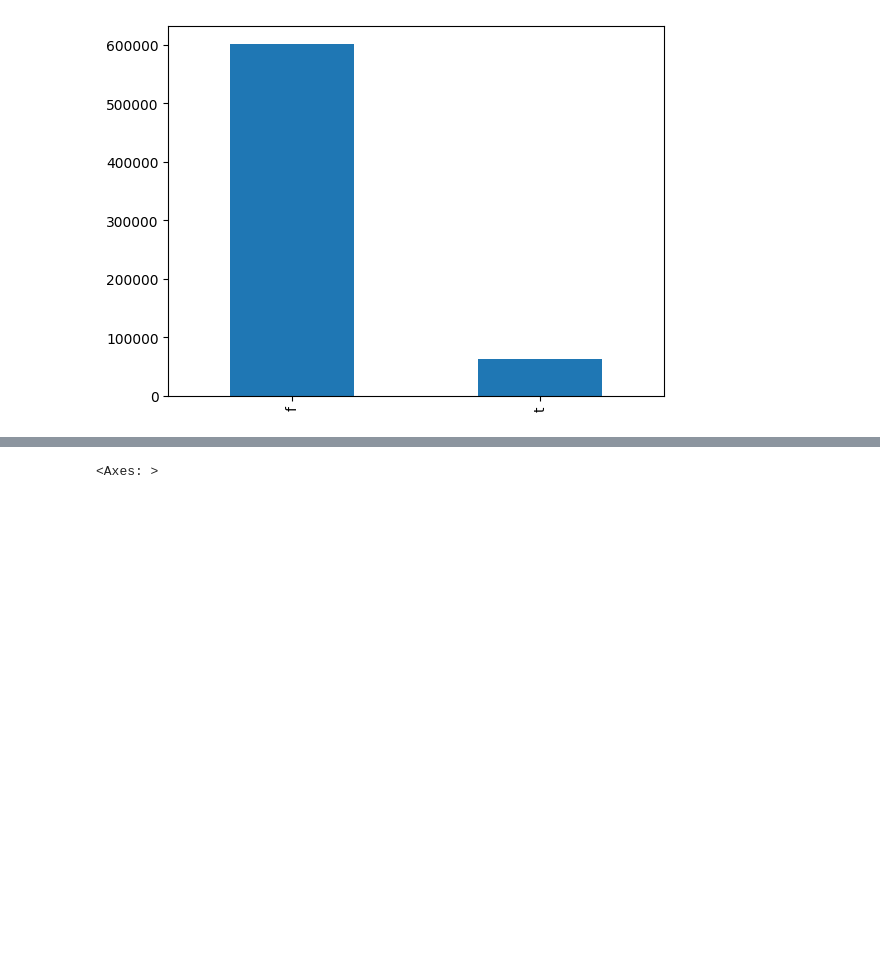
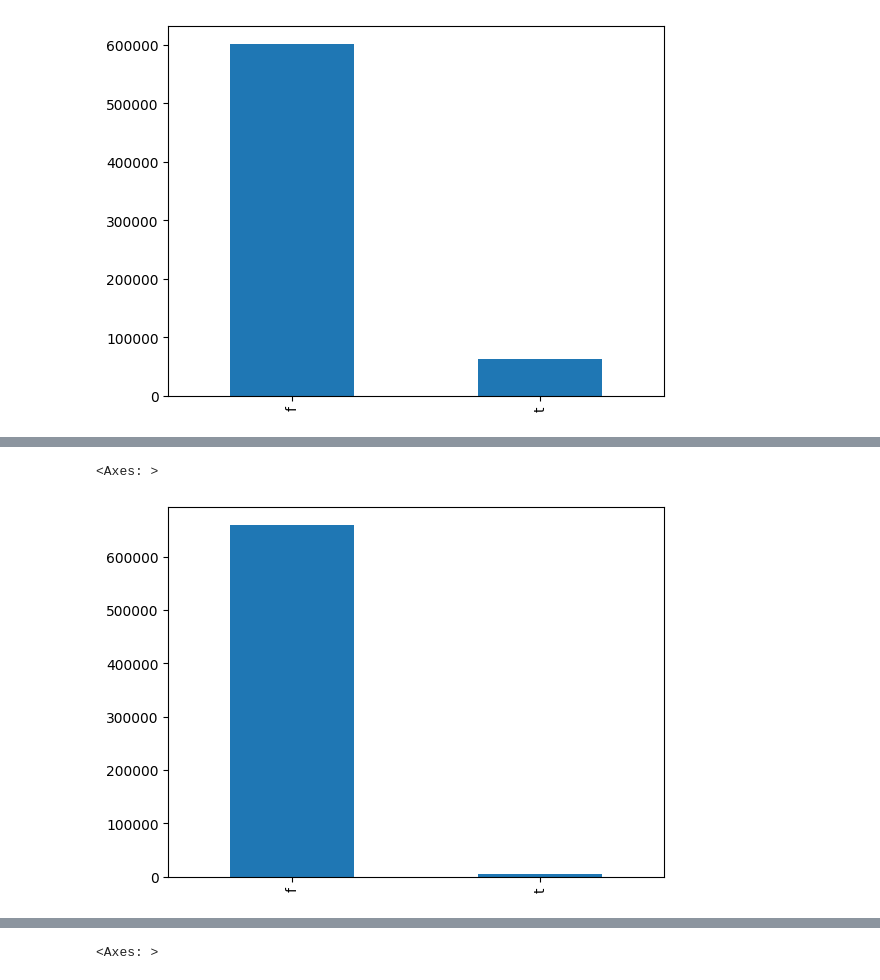
Before and after one commit to maikelps/KKDcup, a Jupyter notebook: Exploration.ipynb, the cells around one changed output, grey strips where cells are left out. Drawn from its saved outputs; the diff is of its cells as text; code cells hidden in the pictures; blank space fills up the shorter version.

```diff
--- a/Exploration.ipynb
+++ b/Exploration.ipynb
@@ -218,0 +242,5 @@ dfprj.school_magnet.value_counts(dropna=False).plot.bar()
+# %%
+dfprj.school_kipp.value_counts(dropna=False).plot.bar()
+# %% [output]
+<Axes: >
+[figure, added]
```
Also changed, not shown: parts of 6 cells of this notebook, 1 other file.
